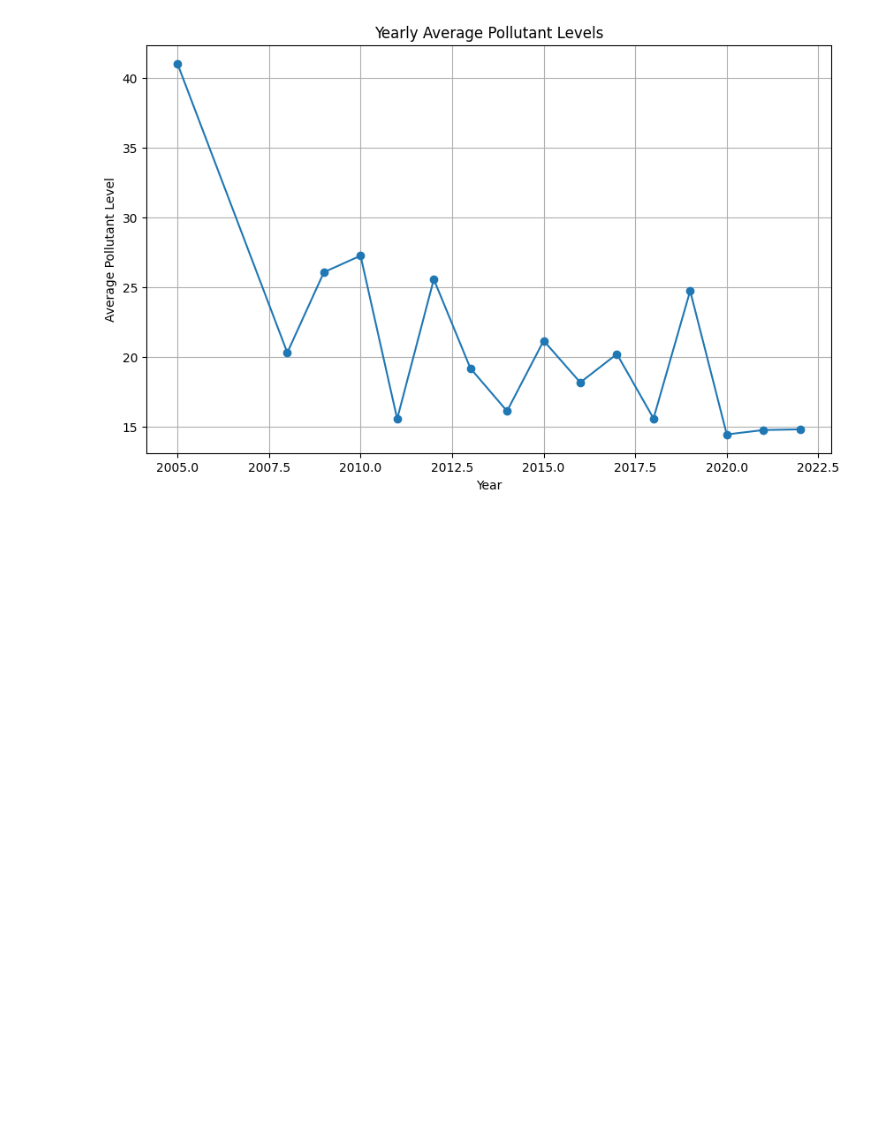
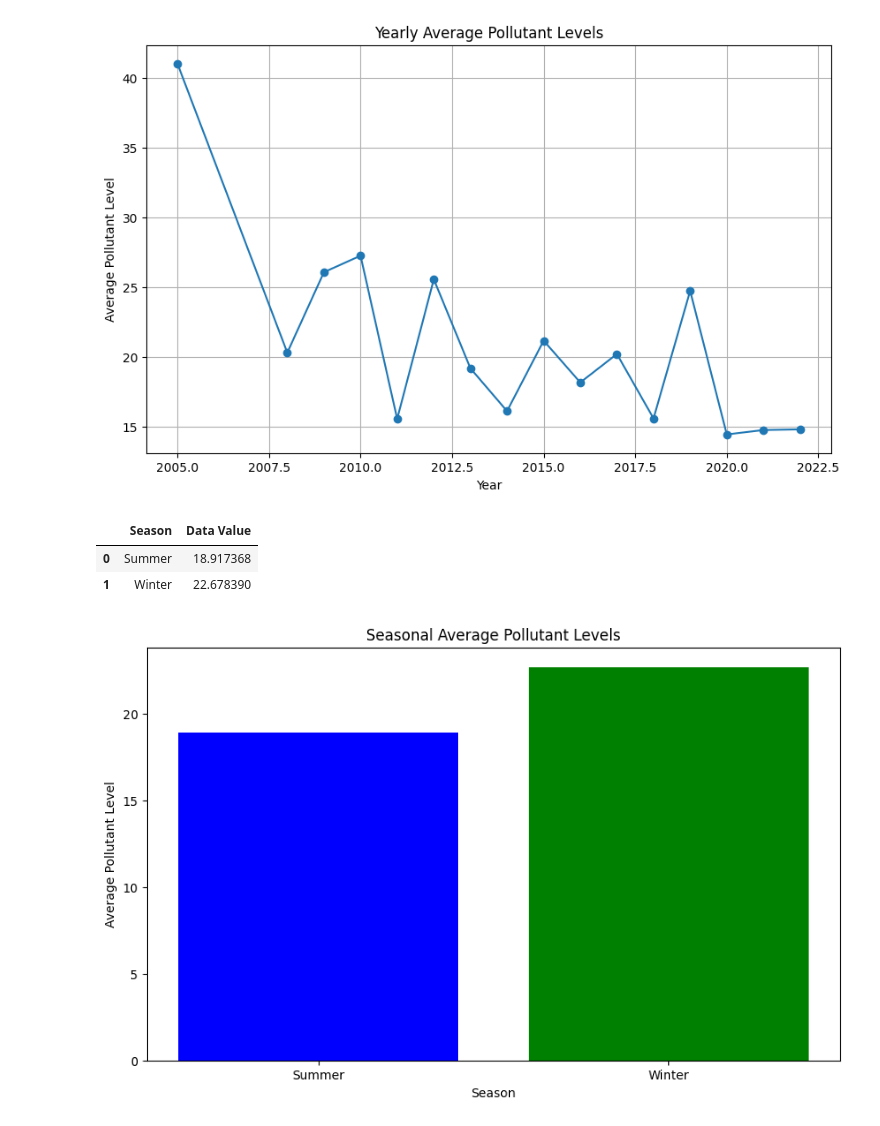
Before and after one commit to Esubaalew/AirQualityAnalysisN, a Jupyter notebook: analyze.ipynb, the cells around one changed output. Cells and saved outputs as stored; diff of their text form; code cells hidden in the pictures; blank space fills up the shorter version.

Commit message:
get seasonal wintwer and summer trends

```diff
--- a/analyze.ipynb
+++ b/analyze.ipynb
@@ -219,3 +219,47 @@ plot_yearly_trends(path)
 15    2022
 Name: Year, dtype: int32
 [figure]
+# %%
+def get_seasonal_trends(data):
+    """
+    Calculate seasonal average pollutant levels.
+
+    Parameters:
+    data (DataFrame): The input DataFrame containing air pollutant data.
+
+    Returns:
+    DataFrame: A DataFrame containing seasonal average pollutant levels.
+    """
+    data['Month'] = data['Start_Date'].dt.month
+    data['Season'] = data['Month'].apply(lambda x: (x%12 + 3)//3)
+    season_labels = {1: 'Winter', 2: 'Spring', 3: 'Summer', 4: 'Fall'}
+    data['Season'] = data['Season'].map(season_labels)
+    seasonal_trends = data.groupby('Season')['Data Value'].mean().reset_index()
+    return seasonal_trends
+# %%
+get_seasonal_trends(data=data)
+# %% [output]
+|  | Season | Data Value |
+| 0 | Summer | 18.917368 |
+| 1 | Winter | 22.678390 |
+# %%
+def plot_seasonal_trends(data_path):
+    """
+    Plot seasonal average pollutant levels.
+
+    Parameters:
+    data_path (str): The file path to the input CSV file containing air pollutant data.
+    """
+    data = get_clean_data(data_path)
+    seasonal_trends = get_seasonal_trends(data)
+
+    plt.figure(figsize=(10, 6))
+    plt.bar(seasonal_trends['Season'], seasonal_trends['Data Value'], color=['blue', 'green', 'red', 'orange'])
+    plt.title('Seasonal Average Pollutant Levels')
+    plt.xlabel('Season')
+    plt.ylabel('Average Pollutant Level')
+    plt.show()
+# %%
+plot_seasonal_trends(path)
+# %% [output]
+[figure, added]
```
